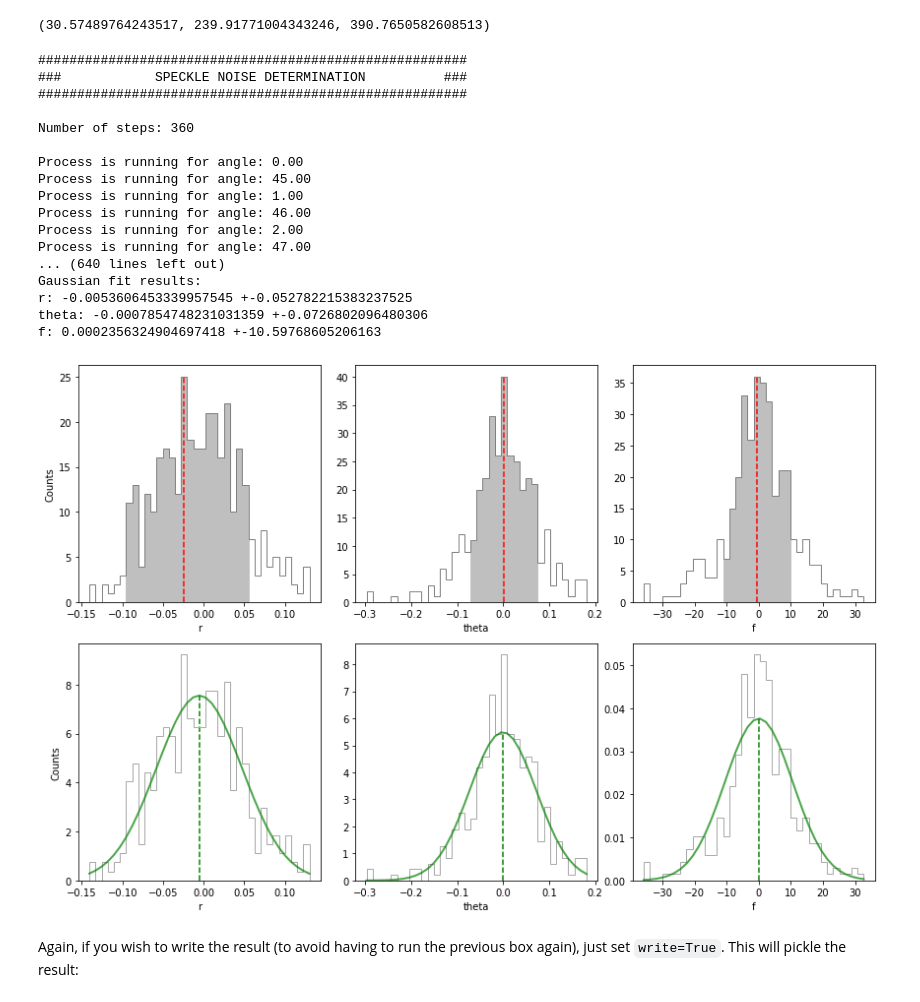
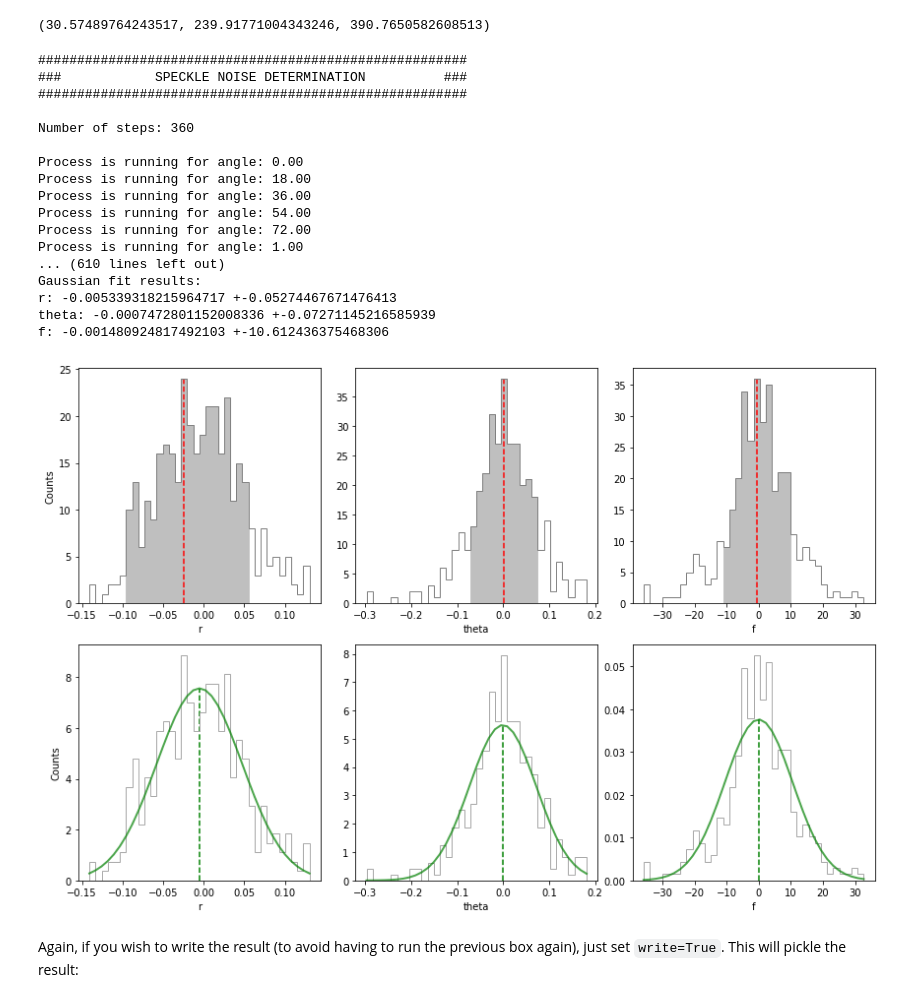
Before and after one commit to vortex-exoplanet/VIP, a Jupyter notebook: docs/source/tutorials/05_fm_planets.ipynb, the cells around one changed output. Drawn from its saved outputs; the diff is of its cells as text; code cells hidden in the pictures.

```diff
--- a/docs/source/tutorials/05_fm_planets.ipynb
+++ b/docs/source/tutorials/05_fm_planets.ipynb
@@ -739,31 +741,31 @@ pl_par
 # %%
 algo_options={'ncomp':opt_npc_ann, 'annulus_width':4*fwhm_naco, 'imlib':imlib_rot,
               'interpolation':interpolation}
 speckle_res = speckle_noise_uncertainty(cubefc, pl_par, np.linspace(0,359,360), angs, pca_annulus,
                                         psfn, fwhm_naco, aperture_radius=2, fmerit='sum',
                                         algo_options=algo_options, transmission=None, mu_sigma=None,
-                                        wedge=None, weights=None, force_rPA=False, nproc=2,
+                                        wedge=None, weights=None, force_rPA=False, nproc=None,
                                         simplex_options=None, bins=None, save=False, output=None,
                                         verbose=True, full_output=True, plot=True)
 # %% [output]
 #######################################################
 ###            SPECKLE NOISE DETERMINATION          ###
 #######################################################
 
 Number of steps: 360
 
 Process is running for angle: 0.00
-Process is running for angle: 45.00
+Process is running for angle: 18.00
+Process is running for angle: 36.00
+Process is running for angle: 54.00
+Process is running for angle: 72.00
 Process is running for angle: 1.00
-Process is running for angle: 46.00
-Process is running for angle: 2.00
-Process is running for angle: 47.00
-... (640 lines left out)
+... (610 lines left out)
 Gaussian fit results:
-r: -0.0053606453339957545 +-0.052782215383237525
-theta: -0.0007854748231031359 +-0.0726802096480306
-f: 0.0002356324904697418 +-10.59768605206163
+r: -0.005339318215964717 +-0.05274467671476413
+theta: -0.0007472801152008336 +-0.07271145216585939
+f: -0.001480924817492103 +-10.612436375468306
-[figure, old version]
+[figure, new version]
 # %% [markdown]
 Again, if you wish to write the result (to avoid having to run the previous box again), just set `write=True`. This will pickle the result:
 # %%
```
Also changed, not shown: parts of 9 cells of this notebook.
